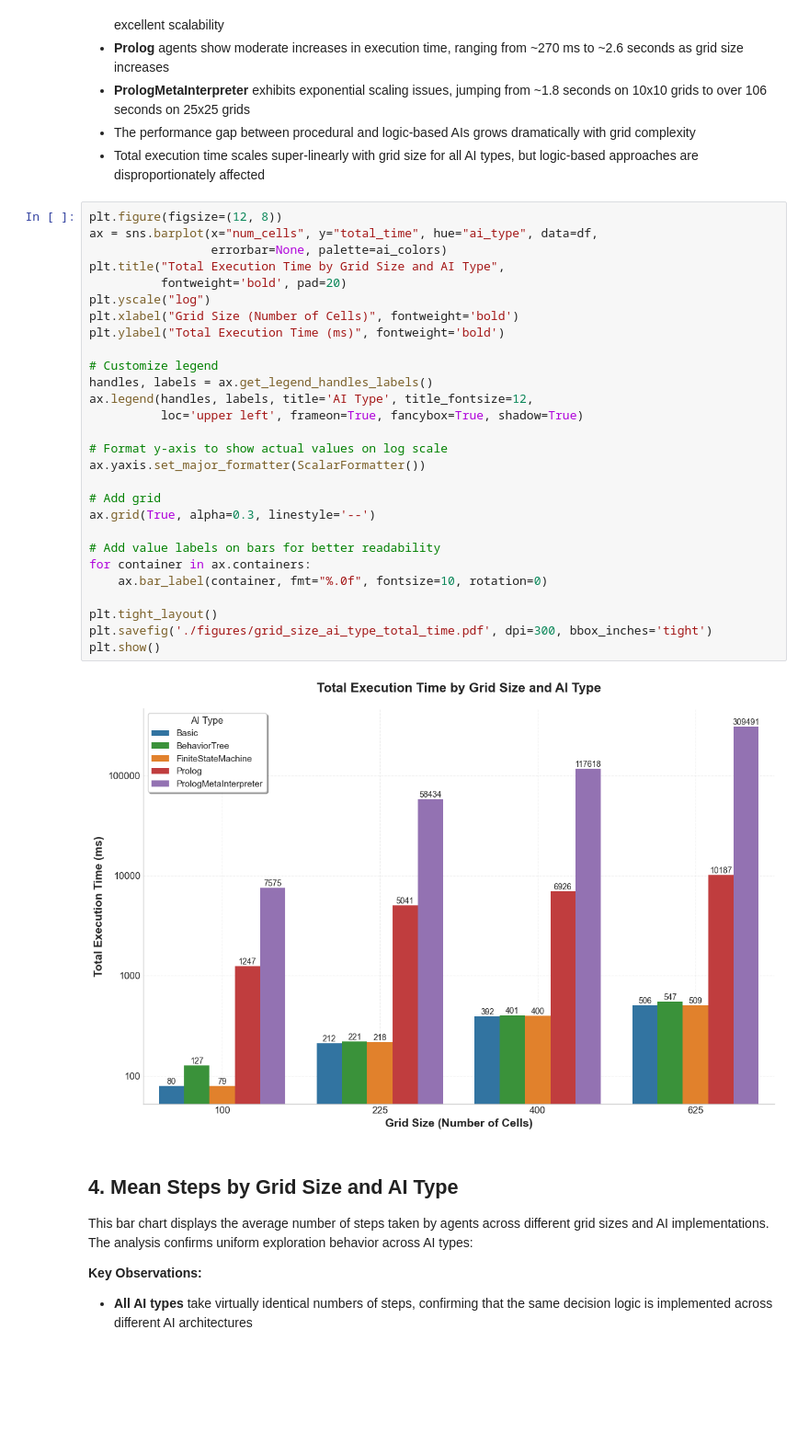
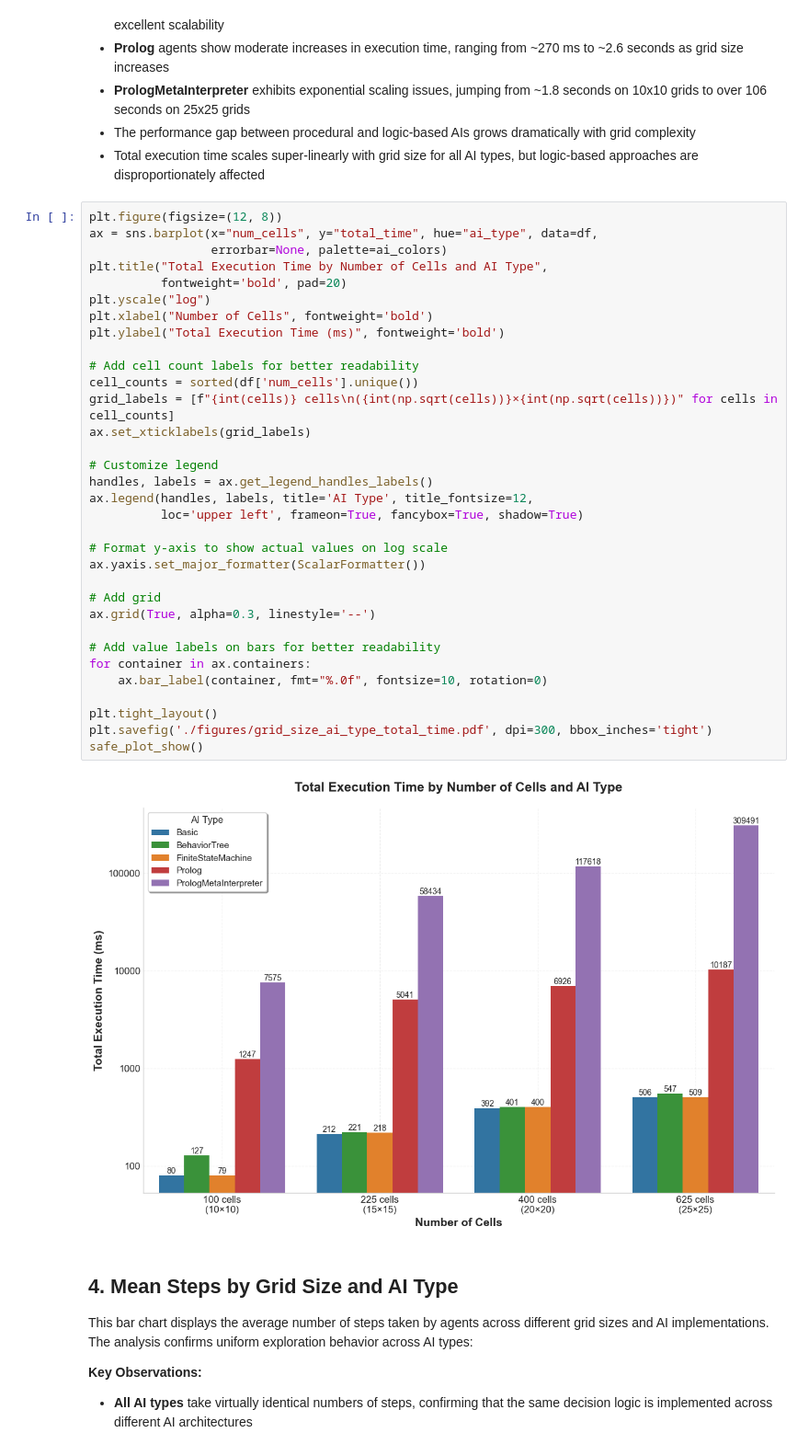
Before and after one commit to lapeyrade/WumpusWorld, a Jupyter notebook: data/data_analysis.ipynb, the cells around one changed output. Shown at 92% size. Saved outputs shown, nothing was run; the diff lists cells and outputs as text; blank space fills up the shorter version.

Commit message:
add extrapolations for agent and grid size

```diff
--- a/data/data_analysis.ipynb
+++ b/data/data_analysis.ipynb
@@ -347,33 +391,38 @@ This bar chart illustrates the cumulative processing time required by different
 # %%
 plt.figure(figsize=(12, 8))
 ax = sns.barplot(x="num_cells", y="total_time", hue="ai_type", data=df,
                  errorbar=None, palette=ai_colors)
-plt.title("Total Execution Time by Grid Size and AI Type",
+plt.title("Total Execution Time by Number of Cells and AI Type",
           fontweight='bold', pad=20)
 plt.yscale("log")
-plt.xlabel("Grid Size (Number of Cells)", fontweight='bold')
+plt.xlabel("Number of Cells", fontweight='bold')
 plt.ylabel("Total Execution Time (ms)", fontweight='bold')
+
+# Add cell count labels for better readability
+cell_counts = sorted(df['num_cells'].unique())
+grid_labels = [f"{int(cells)} cells\n({int(np.sqrt(cells))}×{int(np.sqrt(cells))})" for cells in cell_counts]
+ax.set_xticklabels(grid_labels)
 
 # Customize legend
 handles, labels = ax.get_legend_handles_labels()
 ax.legend(handles, labels, title='AI Type', title_fontsize=12,
           loc='upper left', frameon=True, fancybox=True, shadow=True)
 
 # Format y-axis to show actual values on log scale
 ax.yaxis.set_major_formatter(ScalarFormatter())
 
 # Add grid
 ax.grid(True, alpha=0.3, linestyle='--')
 
 # Add value labels on bars for better readability
 for container in ax.containers:
     ax.bar_label(container, fmt="%.0f", fontsize=10, rotation=0)
 
 plt.tight_layout()
 plt.savefig('./figures/grid_size_ai_type_total_time.pdf', dpi=300, bbox_inches='tight')
-plt.show()
+safe_plot_show()
 # %% [output]
-[figure, old version]
+[figure, new version]
 # %% [markdown]
 ## 4. Mean Steps by Grid Size and AI Type
 
```
Also changed, not shown: parts of 11 cells of this notebook, 2 other files.
